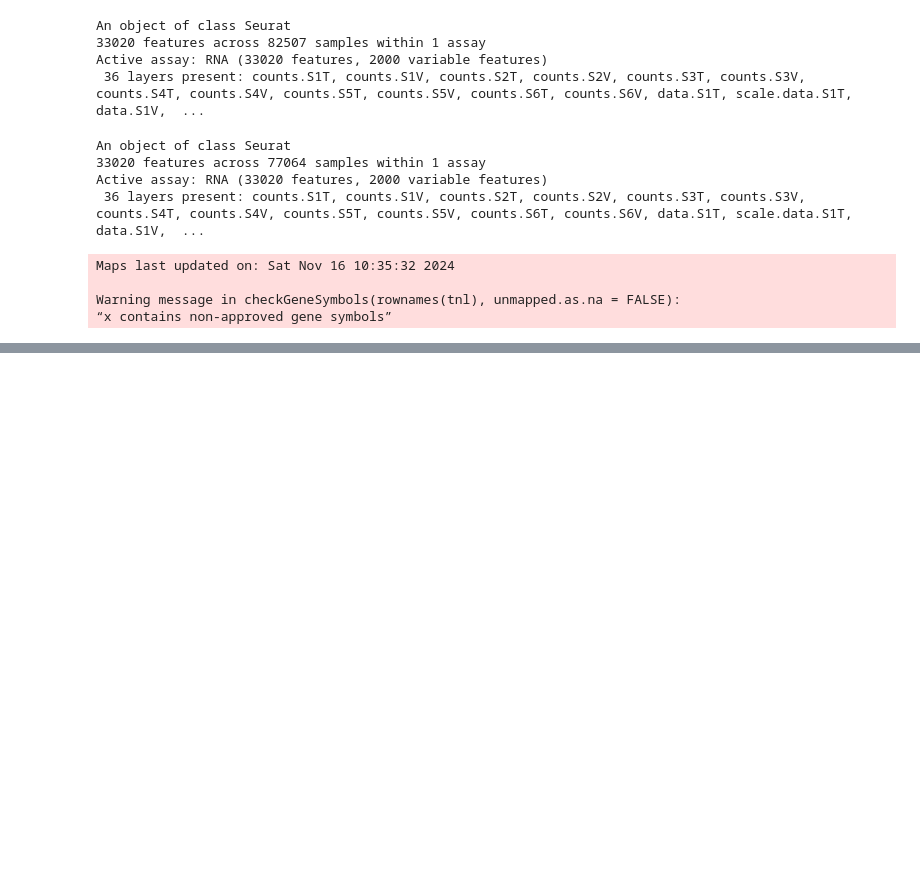
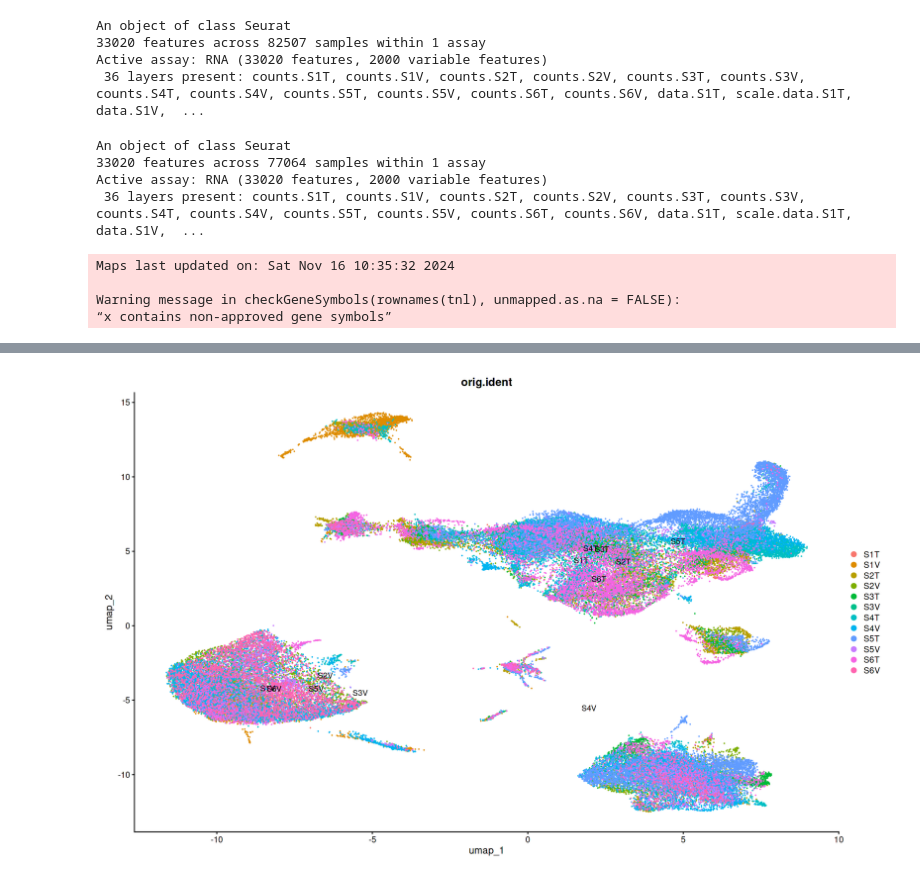
Before and after one commit to JiehoonKwak/crisprscreen, a Jupyter notebook: notebooks/tnl/preprocessR.ipynb, the cells around one changed output, grey strips where cells are left out. Drawn from its saved outputs; the diff is of its cells as text; code cells hidden in the pictures; blank space fills up the shorter version.

```diff
--- a/notebooks/tnl/preprocessR.ipynb
+++ b/notebooks/tnl/preprocessR.ipynb
@@ -280,0 +359,4 @@ saveRDS(tnl, here("output/tnl.rds"))
+# %%
+DimPlot(obj, group.by =  "orig.ident", reduction = "umap", label = TRUE)
+# %% [output]
+[figure, added]
```
Also changed, not shown: parts of 16 cells of this notebook, 2 other files.
